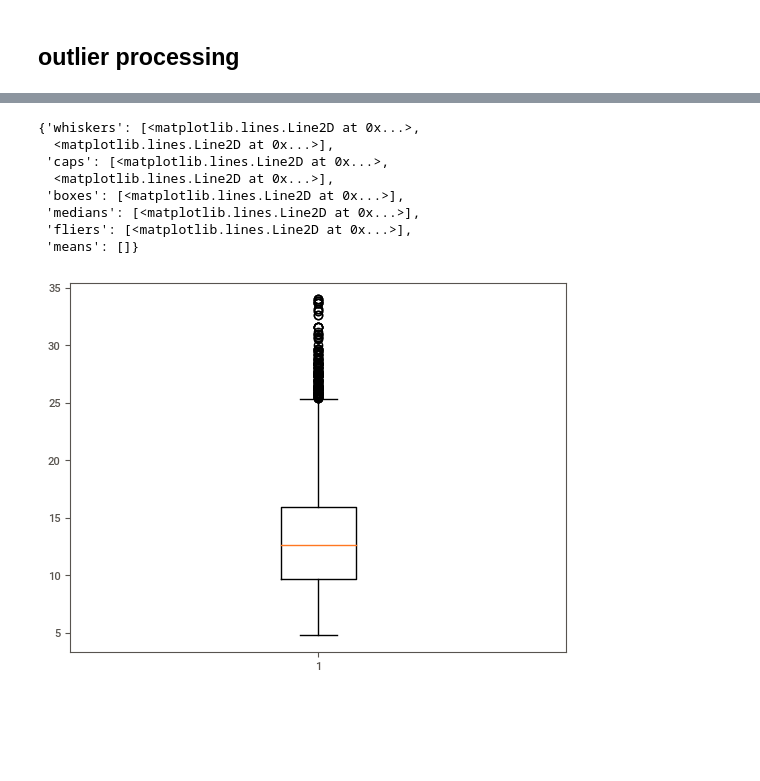
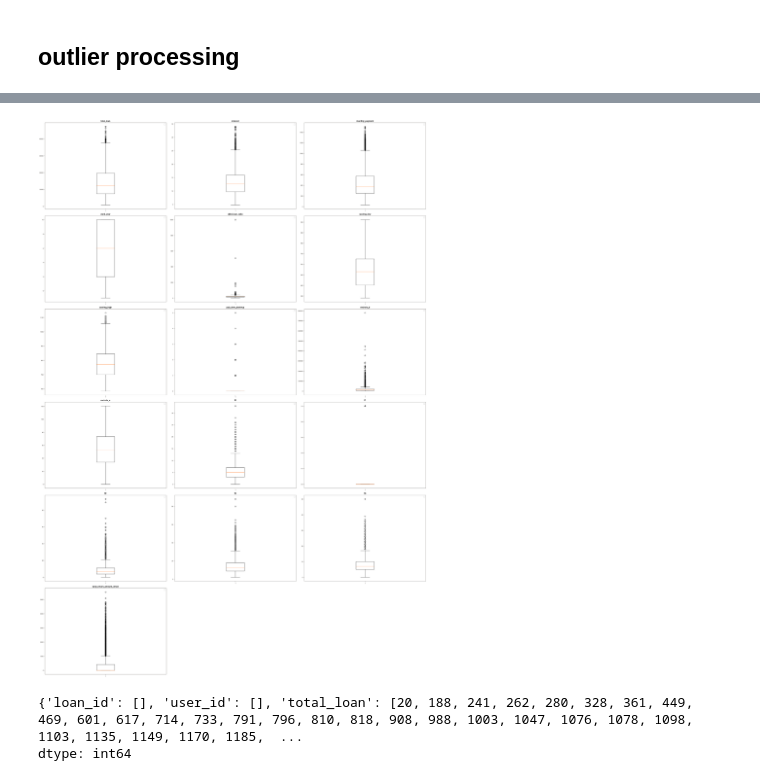
Before and after one commit to heimmer/profile, a Jupyter notebook: Loan_default_detect.ipynb, the cells around one changed output, grey strips where cells are left out. Cells and saved outputs as stored; diff of their text form; code cells hidden in the pictures; blank space fills up the shorter version.

```diff
--- a/Loan_default_detect.ipynb
+++ b/Loan_default_detect.ipynb
@@ -518,11 +562,11 @@ dtype: int64
 # %%
 con_features = list(train_public.select_dtypes(include=['float64']).columns)
-plt.figure(figsize=(30,30))
-for i,source in enumerate(train_public.columns):
-    plt.subplot(7,4,i+1)
-    # kdeplot
-    train_public[]
+plt.figure(figsize=(30,50))
+for i,source in enumerate(con_features):
+    plt.subplot(7,3,i+1)
+    plt.boxplot(train_public[source])
     plt.legend()
     plt.title('%s' % source)
 plt.tight_layout(h_pad = 1)
 plt.show()
+# %% [output]
@@ -529,12 +589 @@ plt.show()
+[figure, added]
-# %%
-plt.boxplot(train_public['interest'])
-# %% [output]
-{'whiskers': [<matplotlib.lines.Line2D at 0x...>,
-  <matplotlib.lines.Line2D at 0x...>],
- 'caps': [<matplotlib.lines.Line2D at 0x...>,
-  <matplotlib.lines.Line2D at 0x...>],
- 'boxes': [<matplotlib.lines.Line2D at 0x...>],
- 'medians': [<matplotlib.lines.Line2D at 0x...>],
- 'fliers': [<matplotlib.lines.Line2D at 0x...>],
- 'means': []}
-[figure, removed]
@@ -540,0 +624,10 @@ plt.boxplot(train_public['interest'])
+# %%
+
+# Outliers_to_drop = detect_outliers(train_public,con_features)
+# Drop outliers
+# df = df.drop(Outliers_to_drop, axis = 0).reset_index(drop=True)
+result = pd.value_counts(Outliers_to_drop)
+print (result)
+# %% [output]
+{'loan_id': [], 'user_id': [], 'total_loan': [20, 188, 241, 262, 280, 328, 361, 449, 469, 601, 617, 714, 733, 791, 796, 810, 818, 908, 988, 1003, 1047, 1076, 1078, 1098, 1103, 1135, 1149, 1170, 1185,  ...
+dtype: int64
```
Also changed, not shown: parts of 20 cells of this notebook.
